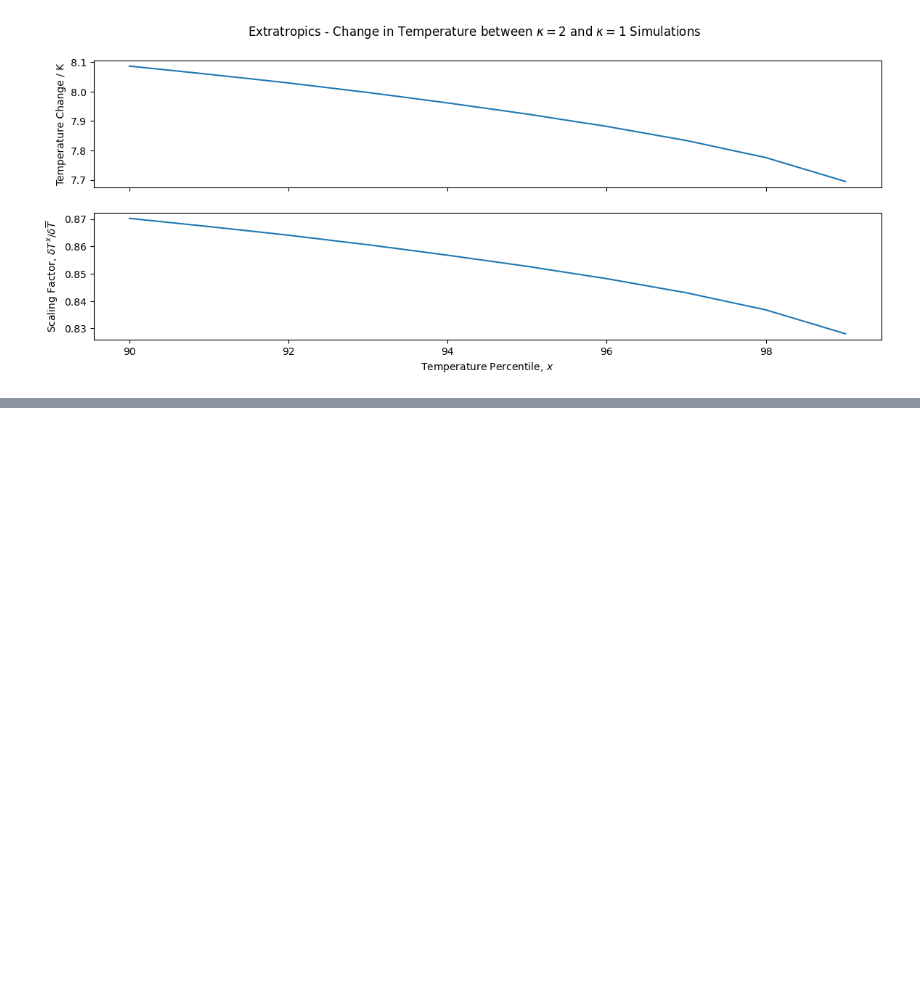
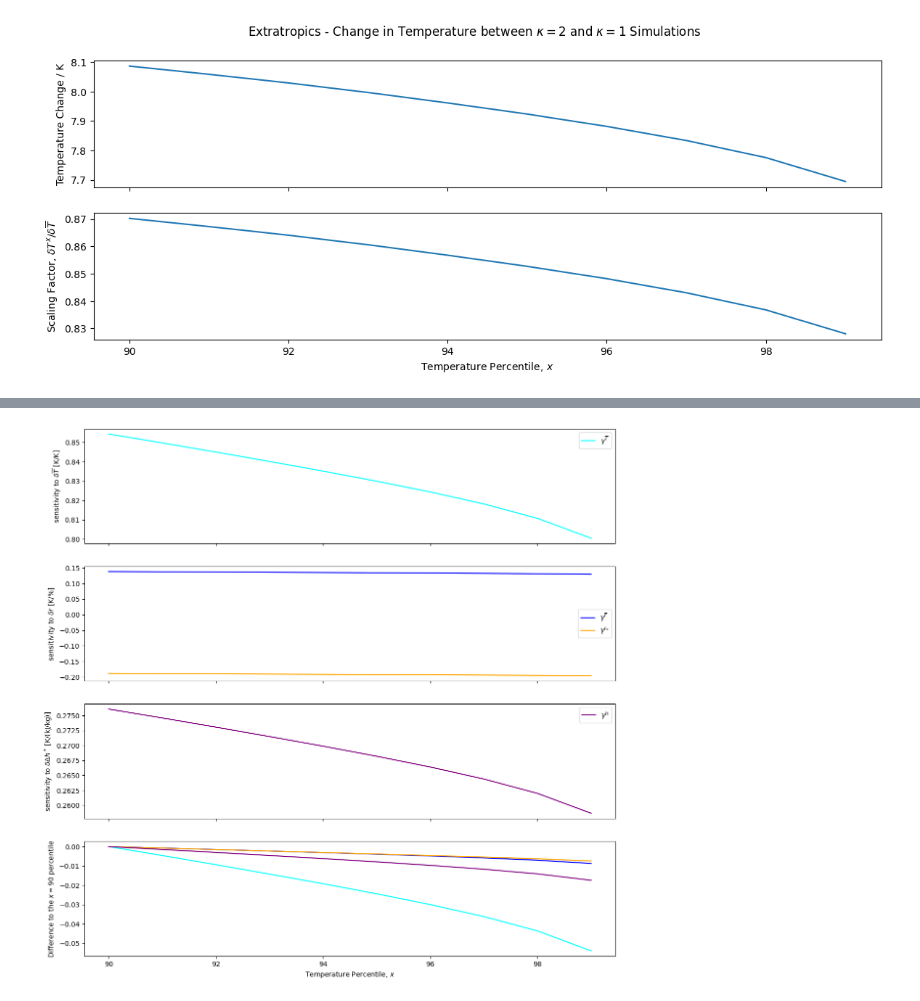
Before and after one commit to jduffield65/Isca, a Jupyter notebook: jobs/tau_sweep/aquaplanet/extratrop_temp_quant_theory.ipynb, the cells around one changed output, grey strips where cells are left out. Cells and saved outputs as stored; diff of their text form; code cells hidden in the pictures; blank space fills up the shorter version.

```diff
--- a/jobs/tau_sweep/aquaplanet/extratrop_temp_quant_theory.ipynb
+++ b/jobs/tau_sweep/aquaplanet/extratrop_temp_quant_theory.ipynb
@@ -179,0 +241,23 @@ array([8.08673096, 8.05889893, 8.02947998, 7.99703979, 7.9616394 ,
+# %%
+fig, ax = plt.subplots(4,1, figsize=(14, 14), sharex=True)
+ax[0].plot(quantiles_all, gamma_t, color='cyan', label='$\gamma^{\overline{T}}$')
+ax[0].set_ylabel('sensitivity to $\delta \overline{T}$ [K/K]')
+ax[0].legend()
+
+ax[1].plot(quantiles_all, gamma_r/100, color='blue', label='$\gamma^{\overline{r}}$')
+ax[1].plot(quantiles_all, gamma_r_quant/100, color='orange', label='$\gamma^{r_x}$')
+ax[1].set_ylabel('sensitivity to $\delta r$ [K/%]')
+ax[1].legend()
+
+ax[2].plot(quantiles_all, gamma_mse * 1000, color='purple', label='$\gamma^{h}$')
+ax[2].set_ylabel('sensitivity to $\delta \Delta h^*$ [K/(kJ/kg)]')
+ax[2].legend()
+
+ax[3].plot(quantiles_all, gamma_t-gamma_t[0], color='cyan', label='$\gamma^{\overline{T}}$')
+ax[3].plot(quantiles_all, (gamma_r-gamma_r[0])/100, color='blue', label='$\gamma^{\overline{r}}$')
+ax[3].plot(quantiles_all, (gamma_r_quant-gamma_r_quant[0])/100, color='orange', label='$\gamma^{r_x}$')
+ax[3].plot(quantiles_all, (gamma_mse-gamma_mse[0]) * 1000, color='purple', label='$\gamma^{h}$')
+ax[3].set_ylabel(f'Difference to the $x={quantiles_all[0]}$ percentile')
+ax[3].set_xlabel('Temperature Percentile, $x$');
+# %% [output]
+[figure, added]
```
Also changed, not shown: parts of 14 cells of this notebook.
